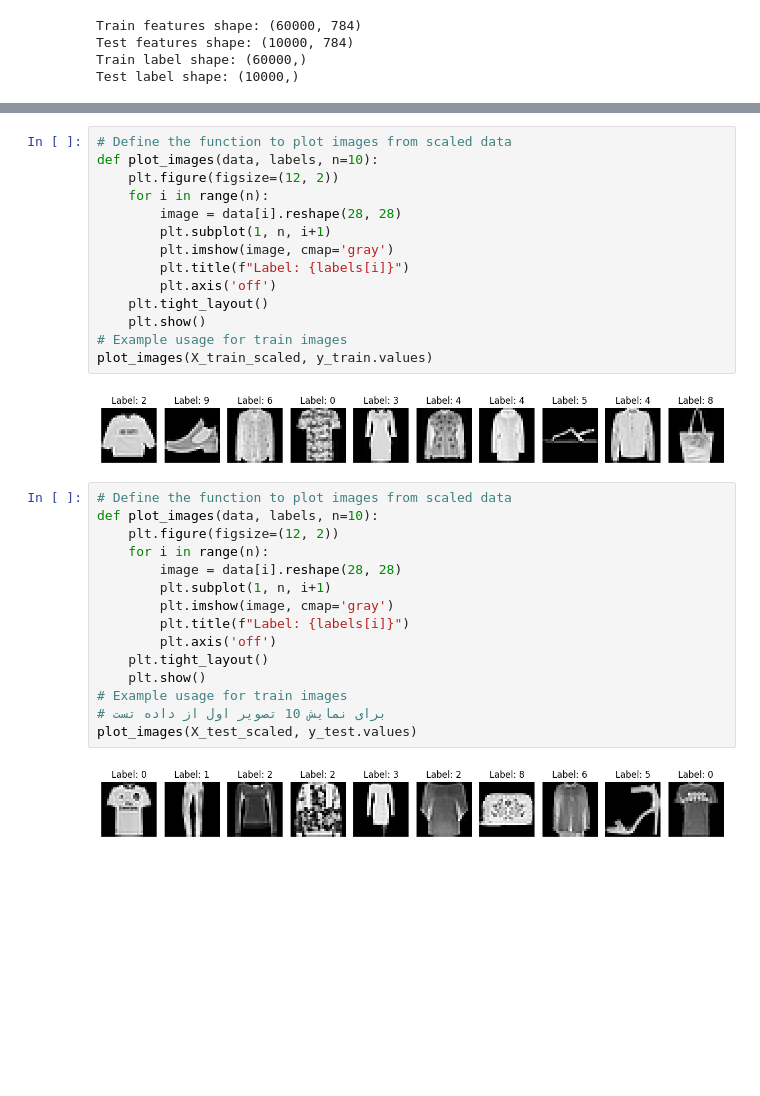
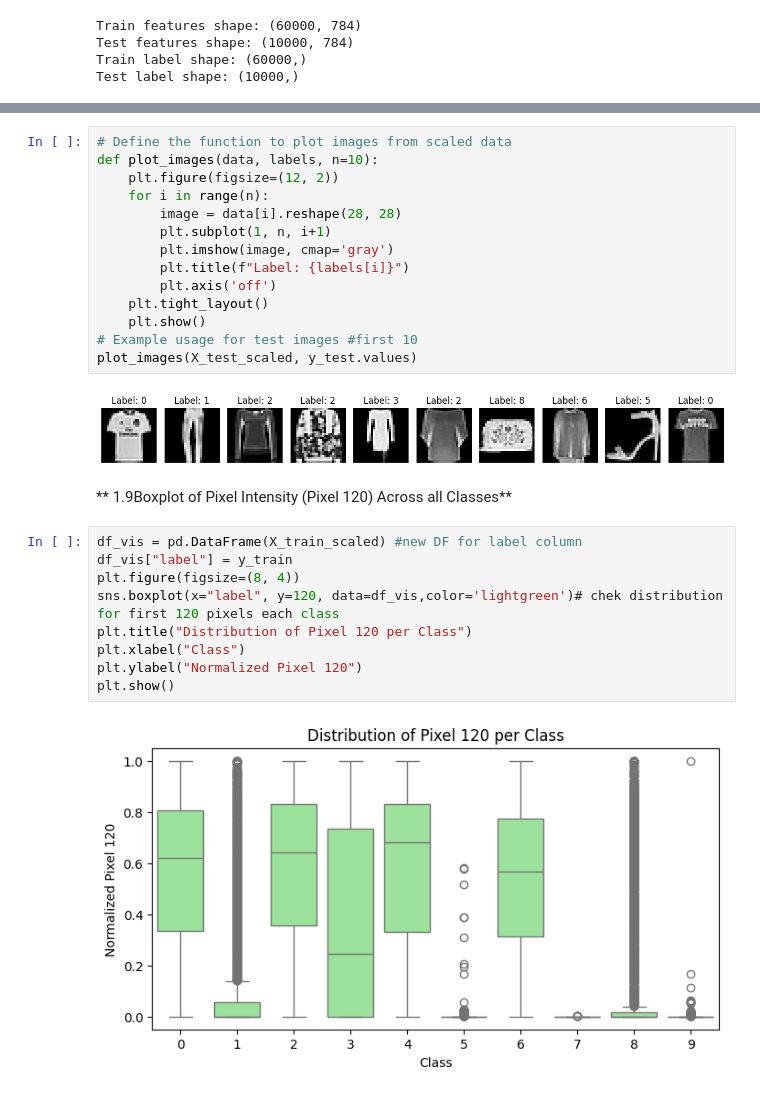
Before and after one commit to Abtin-Ghorbani/AppliedAI_FashionMNIST, a Jupyter notebook: AppliedAI_FashionMNIST.ipynb, the cells around one changed output, grey strips where cells are left out. Saved outputs shown, nothing was run; the diff lists cells and outputs as text; blank space fills up the shorter version.

```diff
--- a/AppliedAI_FashionMNIST.ipynb
+++ b/AppliedAI_FashionMNIST.ipynb
@@ -181,24 +203,20 @@ def plot_images(data, labels, n=10):
         plt.axis('off')
     plt.tight_layout()
     plt.show()
-# Example usage for train images
-plot_images(X_train_scaled, y_train.values)
+# Example usage for test images #first 10
+plot_images(X_test_scaled, y_test.values)
 # %% [output]
-[figure, old version]
+[figure, new version]
-# %%
-# Define the function to plot images from scaled data
-def plot_images(data, labels, n=10):
-    plt.figure(figsize=(12, 2))
-    for i in range(n):
-        image = data[i].reshape(28, 28)
-        plt.subplot(1, n, i+1)
-        plt.imshow(image, cmap='gray')
-        plt.title(f"Label: {labels[i]}")
-        plt.axis('off')
-    plt.tight_layout()
-    plt.show()
-# Example usage for train images
-# برای نمایش 10 تصویر اول از داده تست
-plot_images(X_test_scaled, y_test.values)
-# %% [output]
-[figure, removed]
+# %% [markdown]
+** 1.9Boxplot of Pixel Intensity (Pixel 120) Across all Classes**
+# %%
+df_vis = pd.DataFrame(X_train_scaled) #new DF for label column
+df_vis["label"] = y_train
+plt.figure(figsize=(8, 4))
+sns.boxplot(x="label", y=120, data=df_vis,color='lightgreen')# chek distribution for first 120 pixels each class
+plt.title("Distribution of Pixel 120 per Class")
+plt.xlabel("Class")
+plt.ylabel("Normalized Pixel 120")
+plt.show()
+# %% [output]
+[figure, added]
```
Also changed, not shown: parts of 46 cells of this notebook.
